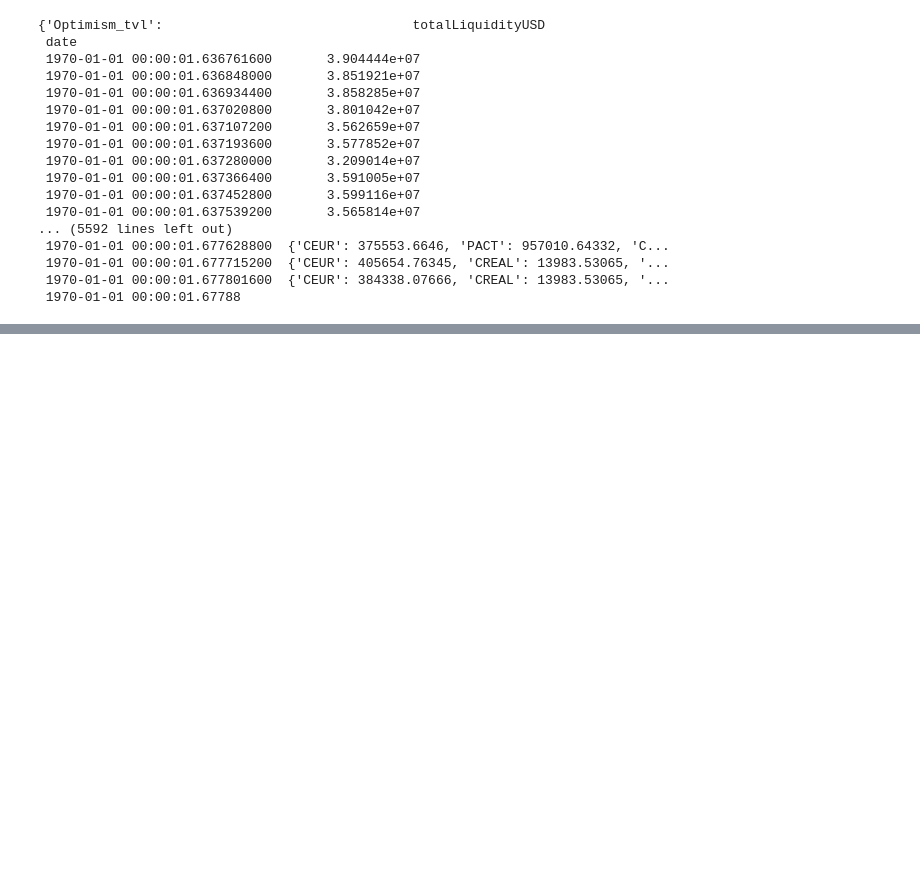
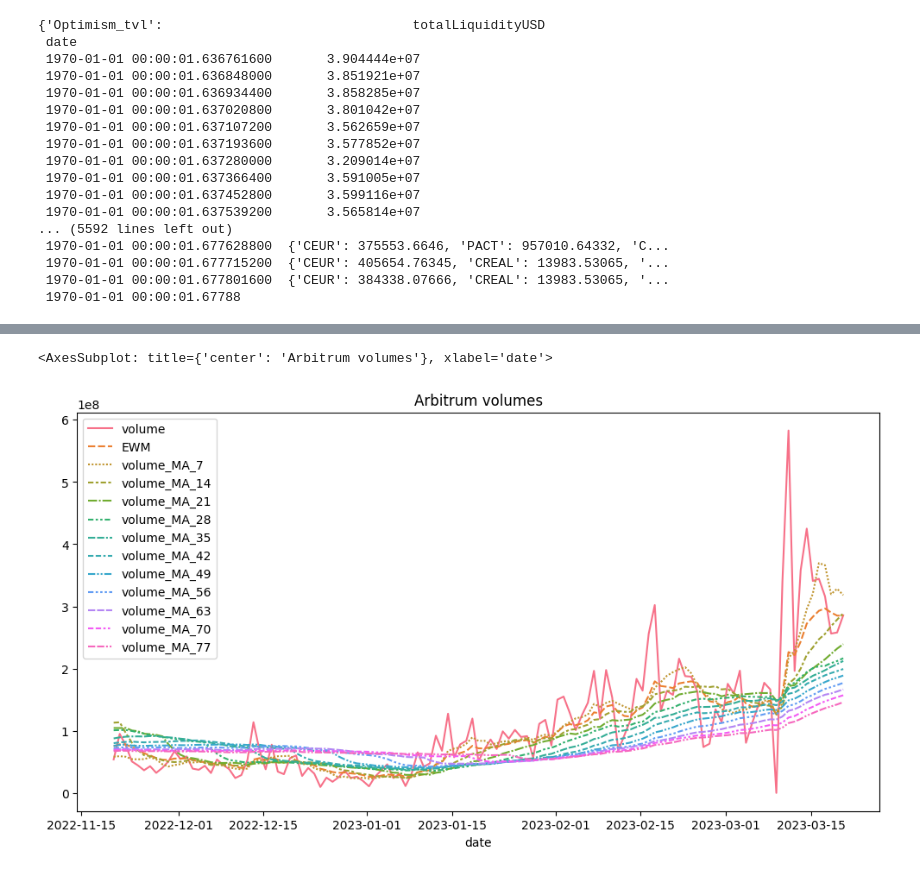
Before and after one commit to hjunleon/OCEAN_liquidity, a Jupyter notebook: experimenting/TryingDefilama.ipynb, the cells around one changed output, grey strips where cells are left out. Drawn from its saved outputs; the diff is of its cells as text; code cells hidden in the pictures; blank space fills up the shorter version.

```diff
--- a/experimenting/TryingDefilama.ipynb
+++ b/experimenting/TryingDefilama.ipynb
@@ -163,0 +239,4 @@ uniswap_v3
+# %%
+vol_arb_df = pd.DataFrame(arb_data)
+# %%
+vol_arb_df.set_index('date', inplace=True)
@@ -163,0 +277,7 @@ uniswap_v3
+# %%
+def get_MAs(df, col='volume'):
+    times=pd.DatetimeIndex(df.index)
+    df[f'EWM'] = df[col].ewm(halflife='4 days', times=times).mean()
+    for i in range(7,7 * 12,7):
+        df[f'{col}_MA_{i}'] = df[col].rolling(window=i).mean()
+    return df
@@ -163,0 +307,9 @@ uniswap_v3
+# %%
+vol_arb_df = get_MAs(vol_arb_df)
+# %%
+fig, ax = plt.subplots(figsize=(12,6))
+plt.title("Arbitrum volumes")
+sns.lineplot(data=vol_arb_df.iloc[-120:])
+# %% [output]
+<AxesSubplot: title={'center': 'Arbitrum volumes'}, xlabel='date'>
+[figure, added]
```
Also changed, not shown: parts of 39 cells of this notebook, 4 other files.
